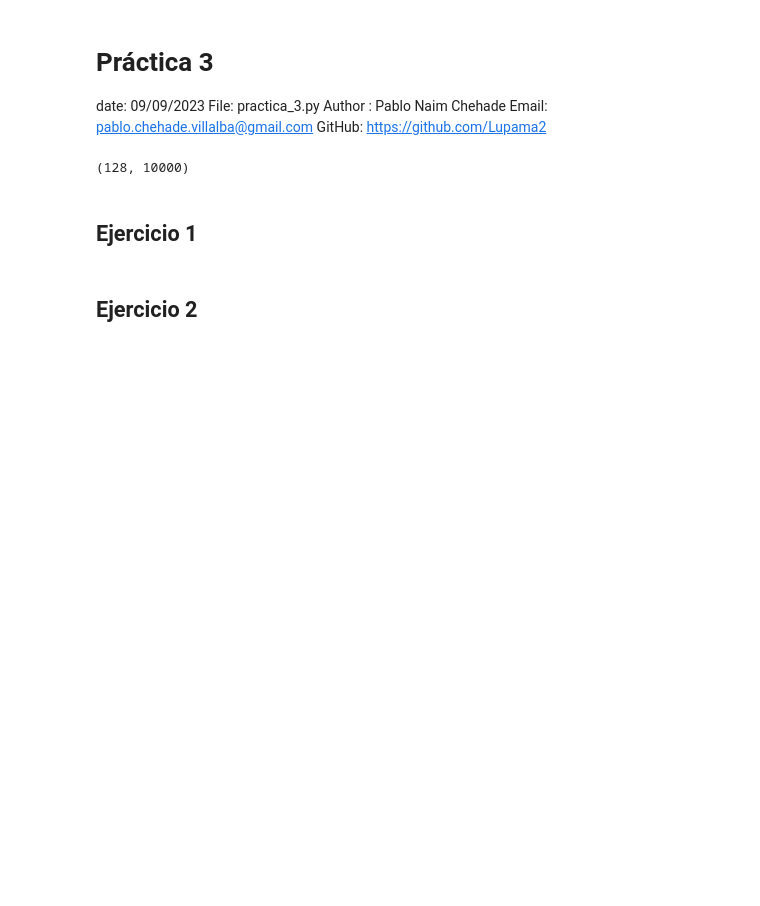
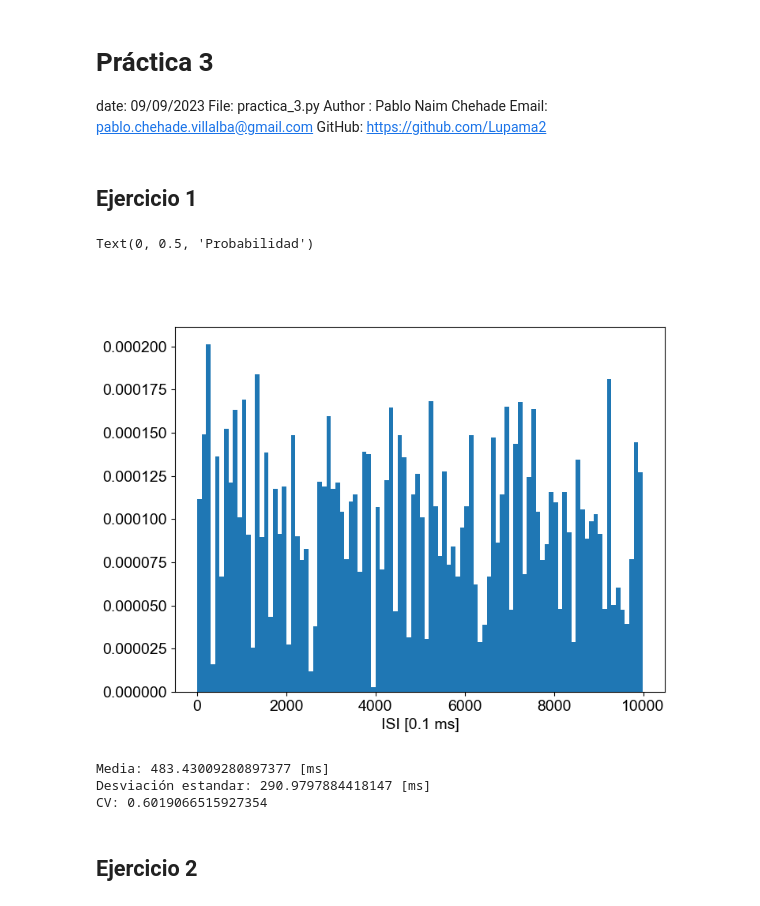
Before and after one commit to Lupama2/RedesNeuronales, a Jupyter notebook: Practicas/practica_3/practica_3.ipynb, the cells around one changed output. Cells and saved outputs as stored; diff of their text form; code cells hidden in the pictures; blank space fills up the shorter version.

```diff
--- a/Practicas/practica_3/practica_3.ipynb
+++ b/Practicas/practica_3/practica_3.ipynb
@@ -22,11 +22,7 @@ font = {'family' : 'Arial',
 matplotlib.rc('font', **font)
 # %%
 #Import data .dat
-data_spikes = np.loadtxt('spikes.dat')
+spikes = np.loadtxt('spikes.dat')
 data_stimulus = np.loadtxt('stimulus.dat')
-# %%
-print(data_spikes.shape)
-# %% [output]
-(128, 10000)
 # %% [markdown]
 ## Ejercicio 1
@@ -33,3 +33,49 @@ print(data_spikes.shape)
+# %%
+def ISI_calculation(realizacion):
+    #Calculo los ISI de una realización
+    #realizacion es un vector de 0 y 1
+    #Devuelve un vector con los ISI en unidades de 0.1 ms
+    ISI = []
+    for i in range(len(realizacion)):
+        if realizacion[i] == 1:
+            ISI.append(i)
+    return np.array(ISI)
+
+def ISI_total_calculation(realizaciones):
+    #Calculo los ISI de todas las realizaciones
+    #realizaciones es una matriz de 0 y 1
+    #Devuelve un vector con los ISI en unidades de 0.1 ms
+    ISI = np.array([])
+    for realizacion in realizaciones:
+        ISI = np.concatenate([ISI, ISI_calculation(realizacion)])
+    return ISI
+# %%
+ISI_total = ISI_total_calculation(spikes)
+# %%
+#Grafico el histograma normalizado de los ISI
+
+fig, ax = plt.subplots(1,1, figsize=(8,6))
+ax.hist(ISI_total, bins=100, density=True)
+ax.set_xlabel('ISI [0.1 ms]')
+ax.set_ylabel('Probabilidad')
+# %% [output]
+Text(0, 0.5, 'Probabilidad')
+[figure, added]
+# %%
+#Calculo media, desviación estandar y CV
+media = np.mean(ISI_total)
+desvio = np.std(ISI_total)
+CV = desvio/media
+
+#Imprimo datos
+factor_to_ms = 1/10
+print(f'Media: {media*factor_to_ms} [ms]')
+print(f'Desviación estandar: {desvio*factor_to_ms} [ms]')
+print(f'CV: {CV}')
+# %% [output]
+Media: 483.43009280897377 [ms]
+Desviación estandar: 290.9797884418147 [ms]
+CV: 0.6019066515927354
 # %% [markdown]
 ## Ejercicio 2
 # %% [markdown]
```
Also changed, not shown: parts of 1 cell of this notebook.
